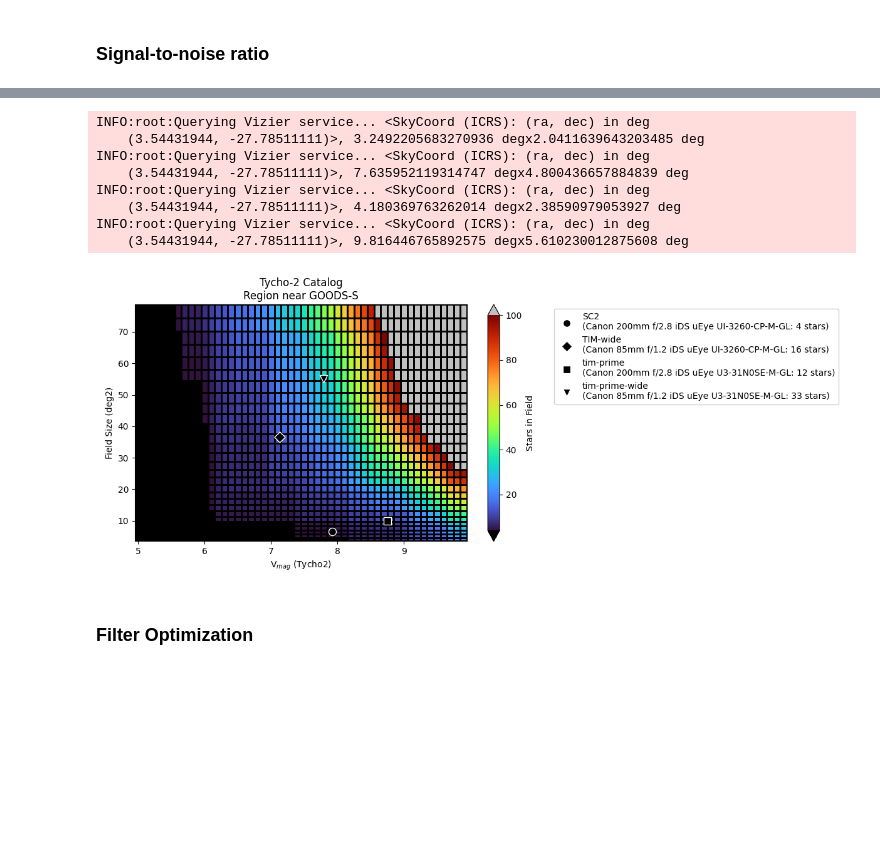
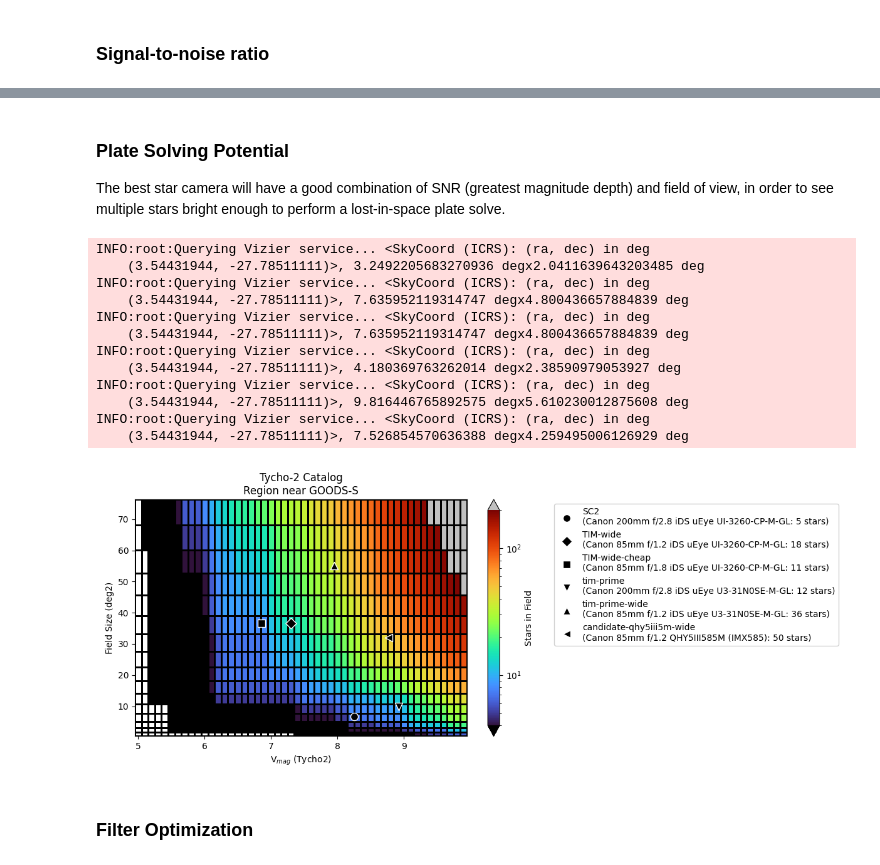
Before and after one commit to evanmayer/starcam-sim, a Jupyter notebook: starcam_trade_study.ipynb, the cells around one changed output, grey strips where cells are left out. Drawn from its saved outputs; the diff is of its cells as text; code cells hidden in the pictures; blank space fills up the shorter version.

Commit message:
comparison of canon ef 85mm f/1.2 vs f/1.8 for Joaquin

```diff
--- a/starcam_trade_study.ipynb
+++ b/starcam_trade_study.ipynb
@@ -319,27 +390,34 @@ triton2_swir = Sensor(
 SC1 = StarCamera(ui_3260, canon_200_28, nofilter, name='SC1')
 SC2 = StarCamera(ui_3260, canon_200_28, red620, name='SC2')
 
-tim_prime = StarCamera(u3_31n0se, canon_200_28, black760, name='tim-prime')
 tim_wide = StarCamera(ui_3260, canon_85_12, black760, name='TIM-wide')
-tim_prime_wide = StarCamera(u3_31n0se, canon_85_12, black760, name='tim-prime-wide')
+tim_wide_cheap = StarCamera(ui_3260, canon_85_18, black760, name='TIM-wide-cheap')
+tim_narrow = StarCamera(ui_3260, canon_300_28, red695, name='TIM-narrow')
+
+tim_prime = StarCamera(u3_31n0se, canon_200_28, red695, name='tim-prime')
+tim_prime_wide = StarCamera(u3_31n0se, canon_85_12, red695, name='tim-prime-wide')
 
 cam_zwo183m = StarCamera(asi183mm, canon_200_28, red620, name='candidate-zwo183m')
 cam_zwo294m = StarCamera(asi294mm, canon_200_28, red620, name='candidate-zwo294m')
 cam_zwo294m_wide = StarCamera(asi294mm, canon_85_12, red695, name='candidate-zwo294m-wide')
 cam_qhy294m = StarCamera(qhy294m, canon_200_28, red620, name='candidate-qhy294m')
 cam_qhy5iii585m = StarCamera(qhy5iii585m, canon_200_28, red620, name='candidate-qhy5iii585m')
-cam_qhy5iii585m_wide = StarCamera(qhy5iii585m, canon_135_2, red620, name='candidate-qhy5iii5m-wide')
+cam_qhy5iii585m_wide = StarCamera(qhy5iii585m, canon_85_12, red695, name='candidate-qhy5iii5m-wide')
 cam_qhy268m = StarCamera(qhy268, canon_200_28, red620, name='candidate-qhy268m')
 cam_qhy533m = StarCamera(qhy533, canon_200_28, red620, name='candidate-qhy533m')
 cam_qhy183m = StarCamera(qhy183, canon_200_28, red620, name='candidate-qhy183m')
 cam_swir = StarCamera(triton2_swir, canon_135_2, black850, name='swir')
 cam_swir_wide = StarCamera(triton2_swir, canon_85_12, black850, name='swir-wide')
 cam_swir_ultrawide = StarCamera(triton2_swir, canon_50_12, black850, name='swir-ultrawide')
+cam_rpi = StarCamera(ov9281, m12_75_28, red695, name='rpicam')
+cam_fuji = StarCamera(fuji_xtrans5, konica_57_f14, kenko_r1, name='fuji')
 
 cams = [
     # SC1,
     SC2,
     tim_wide,
+    tim_wide_cheap,
+    # tim_narrow,
     tim_prime,
     tim_prime_wide,
     # cam_zwo183m,
@@ -347,13 +425,14 @@ cams = [
     # cam_zwo294m_wide,
     # cam_qhy294m,
     # cam_qhy5iii585m,
-    # cam_qhy5iii585m_wide,
+    cam_qhy5iii585m_wide,
     # cam_qhy533m,
     # cam_qhy183m,
     # cam_swir,
     # cam_swir_wide,
     # cam_swir_ultrawide,
-    # cam_guide
+    # cam_rpi
+    # cam_fuji
 ]
 # %% [markdown]
 ## Sensor Properties Comparison
@@ -467,11 +552,11 @@ tim-prime-wide, [6.6327343  6.64369344] arcsec / pix, 5.684172731214099 arcsec,
 # %% [markdown]
 Assume an observation near TIM science field, out of galactic plane, near GOODS-S. What stars do we see?
 # %%
-region = coord.SkyCoord(ra='3:32:39.55', dec='-27d47m6.40s', unit=(u.deg, u.deg), frame='icrs')
-# region = coord.SkyCoord(ra='4:38:12.7', dec='21d39m05.2s', unit=(u.deg, u.deg), frame='icrs')
+region = coord.SkyCoord(ra='3:32:39.55', dec='-27d47m6.40s', unit=(u.deg, u.deg), frame='icrs') # GOODS-S
+# region = coord.SkyCoord(ra='4:38:12.7', dec='21d39m05.2s', unit=(u.deg, u.deg), frame='icrs') # Zenith, Tucson, morning
 
 max_area = np.max([(cam.fov[0] * cam.fov[1]).value for cam in cams])
-fovs = np.arange(2, np.ceil(np.sqrt(max_area)) + 1.0, 0.25) * u.deg
+fovs = np.arange(1, np.ceil(np.sqrt(max_area)) + 1.0, 0.5) * u.deg
 xs = []
 hitss = []
 ecdfs = []
@@ -579,8 +664,8 @@ WARNING:astroquery:OverflowError converting to IntType in column Flags, revertin
 fig, ax = plt.subplots(figsize=(12,5))
 linestyles = ['-', ':', '--']
 
-t_exp = 0.1 * u.s
-mags_Vtyc = np.arange(10., 6.4, -0.1)
+t_exp = 0.2 * u.s
+mags_Vtyc = np.arange(10., 5.5, -0.1)
 snr_limit = 2
 limiting_mags = {}
 for i, cam in enumerate(cams):
@@ -602,7 +687,7 @@ ax.axhline(snr_limit, linestyle='--', color='k')
 # ax.axhline(5, linestyle=':', color='k')
 ax.set_xlabel('Vmag (Tycho2)')
 ax.set_ylabel('SNR in StarCam Filter')
-ax.set_title(f't={t_exp:0.1f}')
+ax.set_title(f't={t_exp:0.3f}')
 ax.grid()
 ax.legend(loc='center left', bbox_to_anchor=(1, 0.5))
 fig.tight_layout()
@@ -630,5 +719,4 @@ WARNING:astroquery:OverflowError converting to IntType in column Flags, revertin
 # %%
-t_exp = 0.1 * u.s
 mags_Vtyc = np.arange(10., 6.4, -0.1)
 snr_limit = 2
 for i, cam in enumerate(cams):
@@ -657,7 +745,7 @@ for i, cam in enumerate(cams):
     ax.fill_between([xmin, xmax], cam.sensor.full_well.value, y2=ymax, color='r', alpha=0.3, label='Full Well Limit')
     ax.set_xlabel('V$_{mag}$ (Tycho2)')
     ax.set_ylabel('Counts (e$^{-}$)')
-    ax.set_title(f't={t_exp:0.1f}\n{cam.name}\n({cam.lens.name}, {cam.sensor.name}, {cam.filter.name})')
+    ax.set_title(f't={t_exp:0.3f}\n{cam.name}\n({cam.lens.name}, {cam.sensor.name}, {cam.filter.name})')
     ax.grid()
     ax.legend(loc='center left', bbox_to_anchor=(1, 0.5))
     fig.tight_layout()
@@ -686,3 +776,7 @@ WARNING:astroquery:OverflowError converting to IntType in column Flags, revertin
+# %% [markdown]
+### Plate Solving Potential
+
+The best star camera will have a good combination of SNR (greatest magnitude depth) and field of view, in order to see multiple stars bright enough to perform a lost-in-space plate solve.
 # %%
 # Create a CDF heatmap in mag/fov-space for the number of stars in the catalog
 magbins = np.arange(5, 10.1, 0.1)
@@ -696,7 +790,7 @@ Z = np.stack(countss)
 fig, ax = plt.subplots(figsize=(12,5))
 cmap = plt.get_cmap('turbo').copy()
 cmap.set_extremes(under='k', over='silver')
-im = ax.pcolormesh(X, Y, Z, edgecolors='k', vmin=4, vmax=100, cmap=cmap)
+im = ax.pcolormesh(X, Y, Z, edgecolors='k', cmap=cmap, norm=LogNorm(vmin=4, vmax=200))
 fig.colorbar(im, ax=ax, label='Stars in Field', extend='both')
 
 # identify cameras in mag/FoV parameter space
@@ -706,34 +800,38 @@ for i, cam in enumerate(cams):
 
     table = get_tycho_stars(region, cam.fov[0], cam.fov[1], mag_limit=limiting_mag, nlimit=1000)
     est_stars = len(table)
 
     ax.scatter(
         limiting_mag,
         (cam.fov[0] * cam.fov[1]),
         s=75,
         marker=marker_styles[i % len(marker_styles)],
         color='k',
         edgecolor='w',
         label=f'{cam.name}\n({cam.lens.name} {cam.sensor.name}: {est_stars} stars)'
     )
 ax.legend(loc='upper left', facecolor='w', fontsize=10, framealpha=0.9, bbox_to_anchor=(1.25, 1.))
 ax.set_title('Tycho-2 Catalog\nRegion near GOODS-S')
 ax.set_xlabel('V$_{mag}$ (Tycho2)')
 ax.set_ylabel('Field Size (deg2)')
 ax.relim()
 ax.autoscale_view()
 fig.tight_layout()
 plt.show()
 # %% [output]
 INFO:root:Querying Vizier service... <SkyCoord (ICRS): (ra, dec) in deg
     (3.54431944, -27.78511111)>, 3.2492205683270936 degx2.0411639643203485 deg
+INFO:root:Querying Vizier service... <SkyCoord (ICRS): (ra, dec) in deg
+    (3.54431944, -27.78511111)>, 7.635952119314747 degx4.800436657884839 deg
 INFO:root:Querying Vizier service... <SkyCoord (ICRS): (ra, dec) in deg
     (3.54431944, -27.78511111)>, 7.635952119314747 degx4.800436657884839 deg
 INFO:root:Querying Vizier service... <SkyCoord (ICRS): (ra, dec) in deg
     (3.54431944, -27.78511111)>, 4.180369763262014 degx2.38590979053927 deg
 INFO:root:Querying Vizier service... <SkyCoord (ICRS): (ra, dec) in deg
     (3.54431944, -27.78511111)>, 9.816446765892575 degx5.610230012875608 deg
+INFO:root:Querying Vizier service... <SkyCoord (ICRS): (ra, dec) in deg
+    (3.54431944, -27.78511111)>, 7.526854570636388 degx4.259495006126929 deg
-[figure, old version]
+[figure, new version]
 # %% [markdown]
 ### Filter Optimization
 # %%
```
Also changed, not shown: parts of 17 cells of this notebook, 1 other file.
